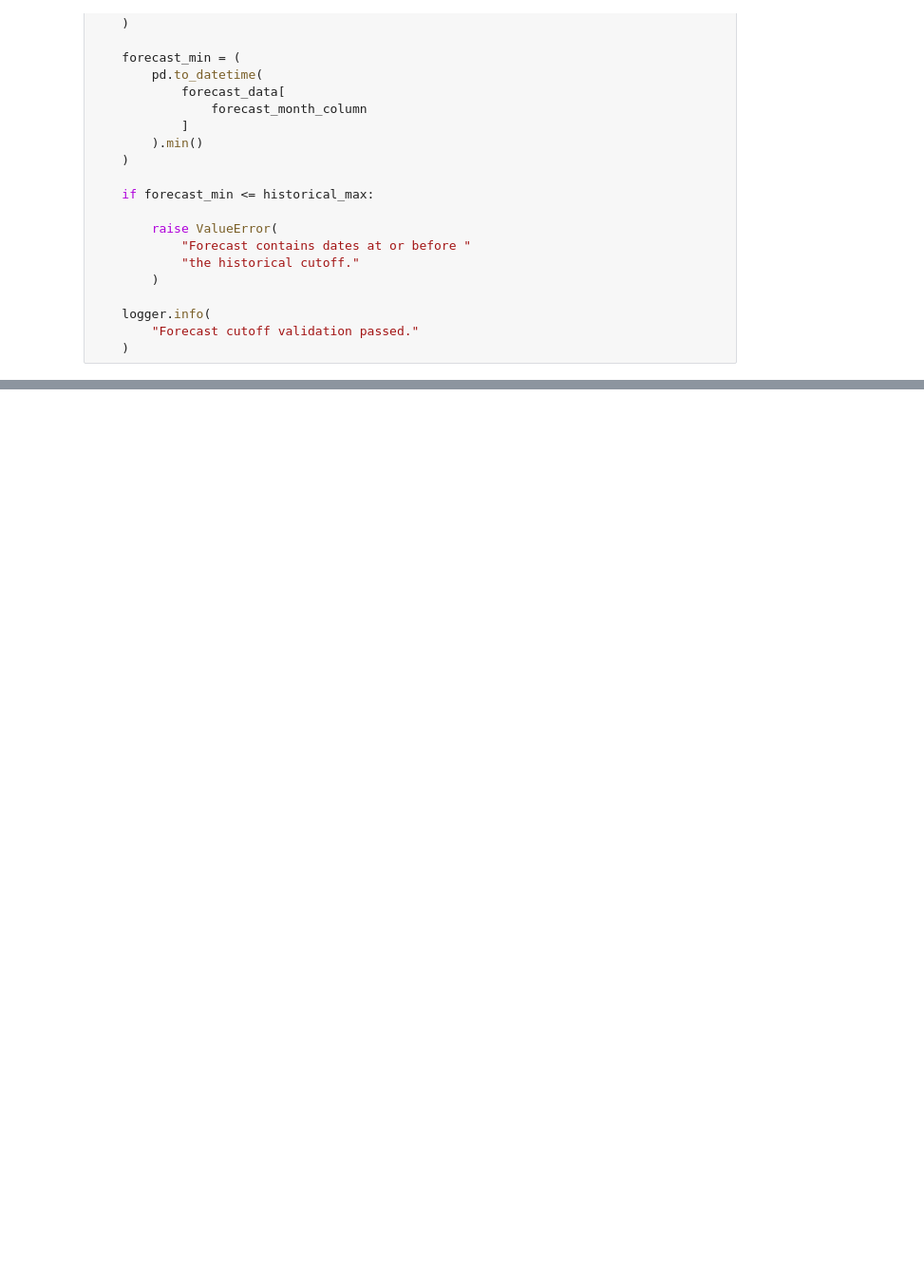
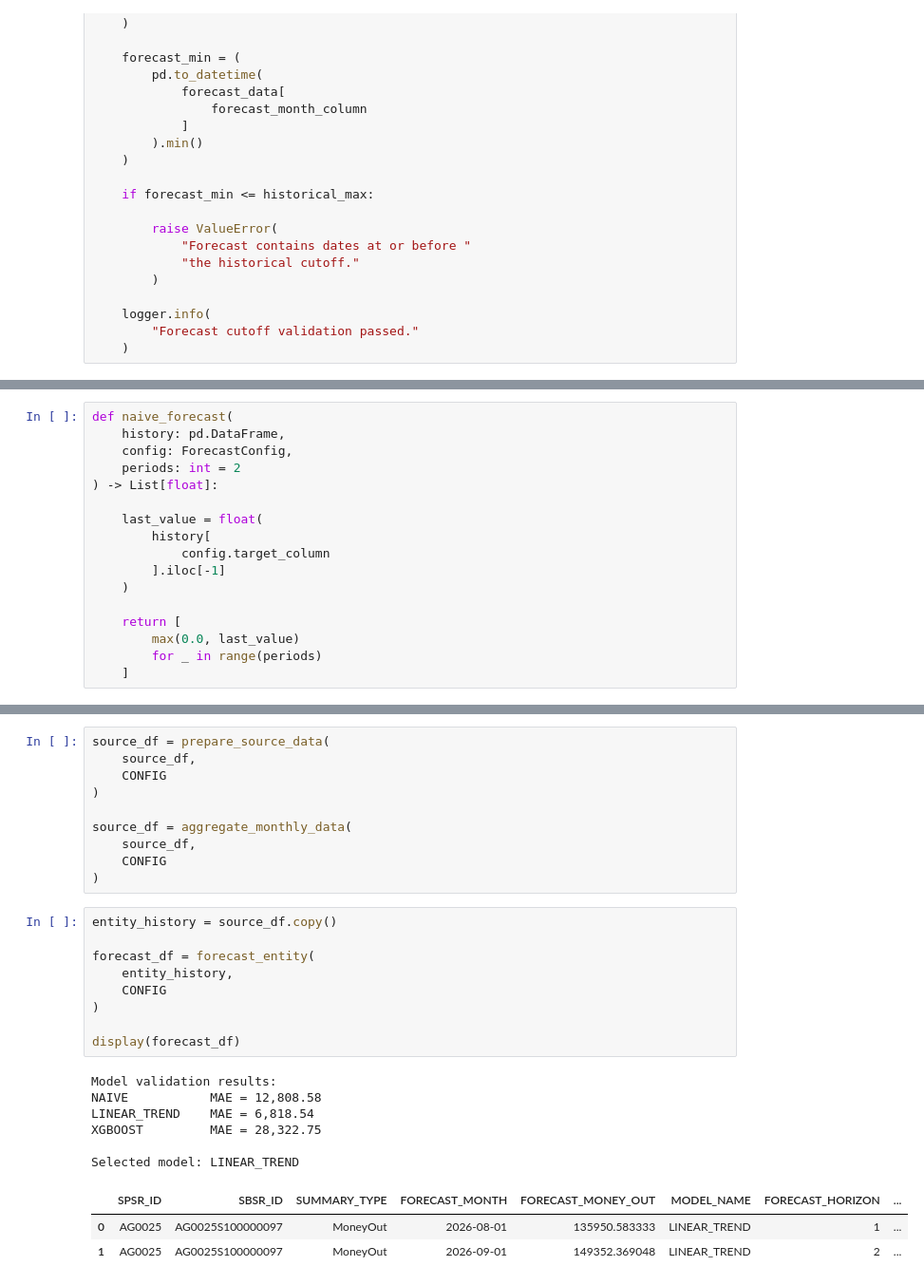
Before and after one commit to Uday1304/Snowflake-ai-ml-train_model, a Jupyter notebook: xgboost_forecast_mlflow.ipynb, the cells around one changed output, grey strips where cells are left out. Shown at 95% size. Cells and saved outputs as stored; diff of their text form; blank space fills up the shorter version.

```diff
--- a/xgboost_forecast_mlflow.ipynb
+++ b/xgboost_forecast_mlflow.ipynb
@@ -4816,0 +6091,17 @@ validate_forecast_cutoff(
+# %%
+def naive_forecast(
+    history: pd.DataFrame,
+    config: ForecastConfig,
+    periods: int = 2
+) -> List[float]:
+
+    last_value = float(
+        history[
+            config.target_column
+        ].iloc[-1]
+    )
+
+    return [
+        max(0.0, last_value)
+        for _ in range(periods)
+    ]
@@ -4816,0 +6810,29 @@ validate_forecast_cutoff(
+# %%
+source_df = prepare_source_data(
+    source_df,
+    CONFIG
+)
+
+source_df = aggregate_monthly_data(
+    source_df,
+    CONFIG
+)
+# %%
+entity_history = source_df.copy()
+
+forecast_df = forecast_entity(
+    entity_history,
+    CONFIG
+)
+
+display(forecast_df)
+# %% [output]
+Model validation results:
+NAIVE           MAE = 12,808.58
+LINEAR_TREND    MAE = 6,818.54
+XGBOOST         MAE = 28,322.75
+
+Selected model: LINEAR_TREND
+|  | SPSR_ID | SBSR_ID | SUMMARY_TYPE | FORECAST_MONTH | FORECAST_MONEY_OUT | MODEL_NAME | FORECAST_HORIZON | ... |
+| 0 | AG0025 | AG0025S100000097 | MoneyOut | 2026-08-01 | 135950.583333 | LINEAR_TREND | 1 | ... |
+| 1 | AG0025 | AG0025S100000097 | MoneyOut | 2026-09-01 | 149352.369048 | LINEAR_TREND | 2 | ... |
```
Also changed, not shown: parts of 99 cells of this notebook.
